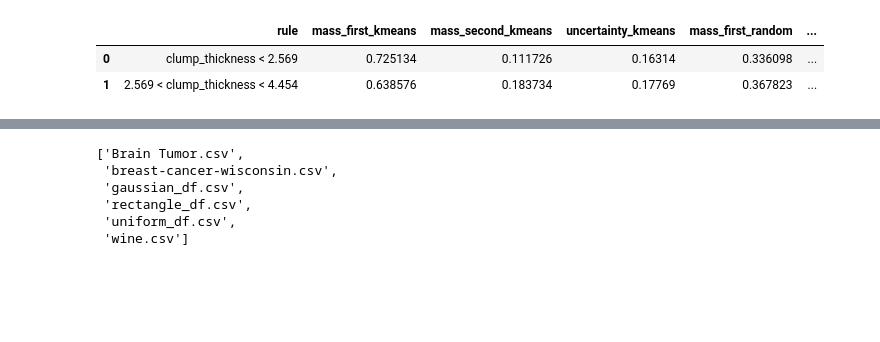
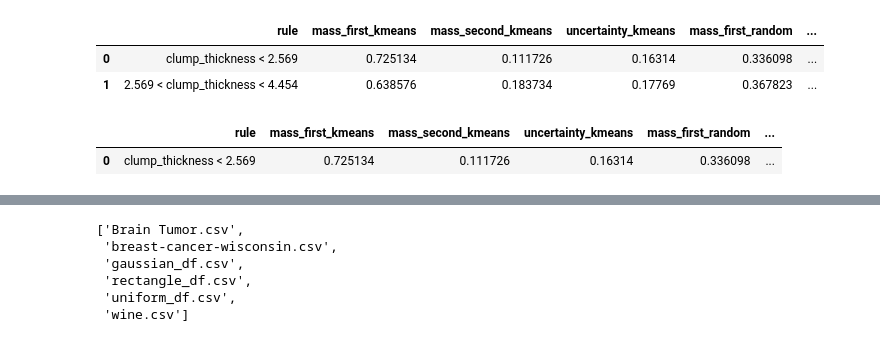
Before and after one commit to HaykTarkhanyan/CDSGD, a Jupyter notebook: cdsgd/compare_rules.ipynb, the cells around one changed output, grey strips where cells are left out. Drawn from its saved outputs; the diff is of its cells as text; code cells hidden in the pictures; blank space fills up the shorter version.

```diff
--- a/cdsgd/compare_rules.ipynb
+++ b/cdsgd/compare_rules.ipynb
@@ -200,6 +200,17 @@ def perform_all_for_dataset(rule_dfs_all, df_exps_all, dataset, clust_alg="kmean
     rules_name = list(rule_dfs.keys())
     rules_df = rule_dfs[rules_name[0]]
 
+    # custom scoring
+    for method in ["kmeans", "random"]:
+        rules_df[f'ratio_{method}'] = np.where(rules_df[f'mass_first_{method}'] > rules_df[f'mass_second_{method}'],
+                            rules_df[f'mass_first_{method}'] / (d[f'mass_second_{method}'] + 1e-2),
+                            rules_df[f'mass_second_{method}'] / (d[f'mass_first_{method}'] + 1e-2))
+        rules_df["1_min_uncertainty"] = 1 - rules_df[f"uncertainty_{method}"]
+        rules_df[f"ratio_min_max_scaled_{method}"] = (rules_df[f'ratio_{method}'] - rules_df[f'ratio_{method}'].min()) / (rules_df[f'ratio_{method}'].max() - rules_df[f'ratio_{method}'].min())
+
+        # harmonic mean
+        rules_df[f"score_{method}"] = 2 / (1/rules_df[f"1_min_uncertainty"] + 1/rules_df[f"ratio_min_max_scaled_{method}"])
+
 
     uncs = rules_df[["uncertainty_kmeans", "uncertainty_random"]]
 
@@ -264,4 +276,9 @@ for method in ["kmeans", "random"]:
 
     # harmonic mean
     d[f"score_{method}"] = 2 / (1/d[f"1_min_uncertainty"] + 1/d[f"ratio_min_max_scaled_{method}"])
+# %%
+d.head(1)
+# %% [output]
+|  | rule | mass_first_kmeans | mass_second_kmeans | uncertainty_kmeans | mass_first_random | ... |
+| 0 | clump_thickness < 2.569 | 0.725134 | 0.111726 | 0.16314 | 0.336098 | ... |
 # %%
```
Also changed, not shown: parts of 2 cells of this notebook.
